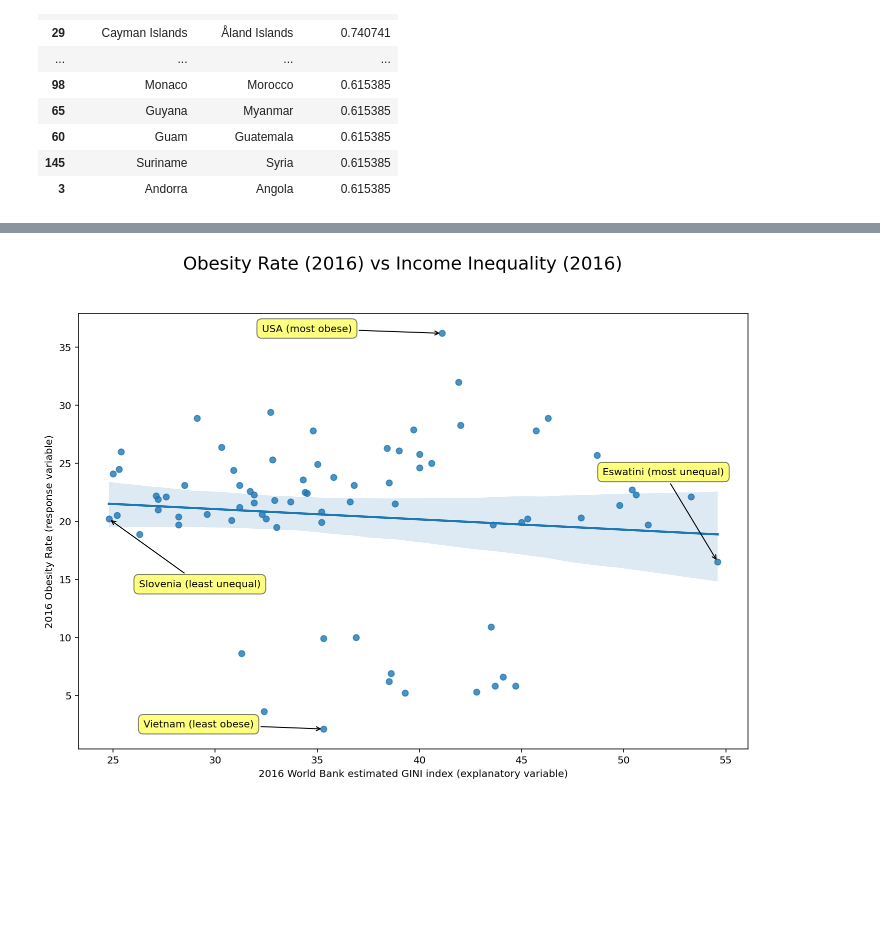
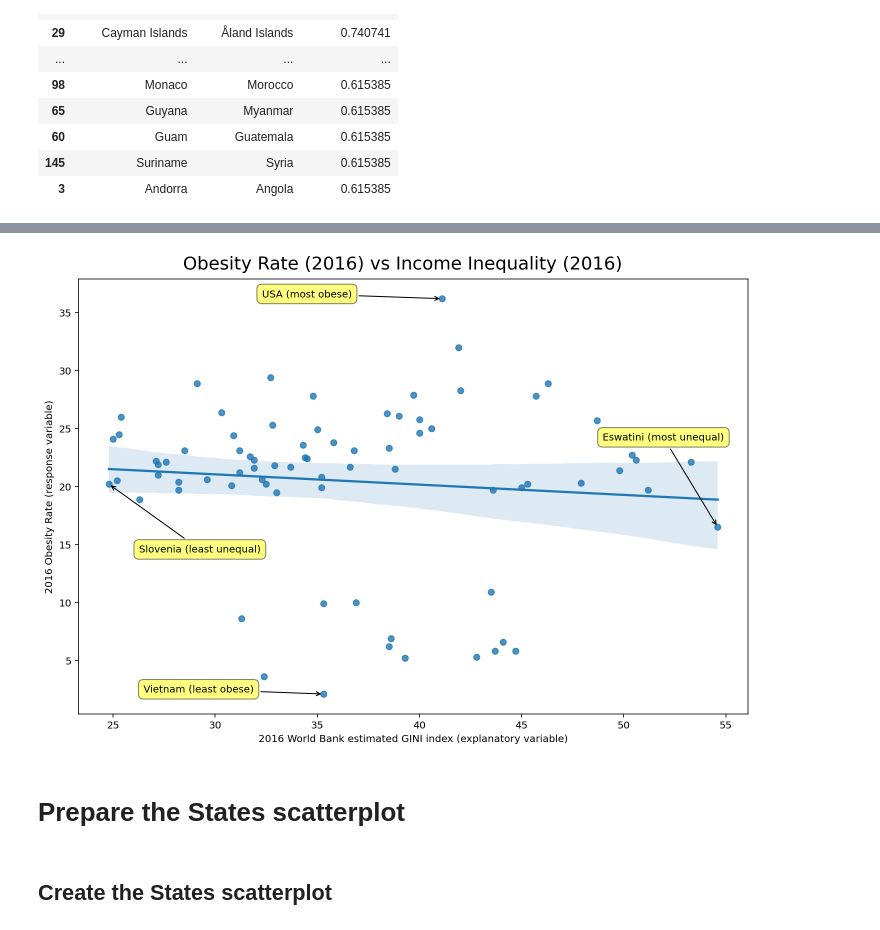
Before and after one commit to dbabbitt/StatsByCountry, a Jupyter notebook: ipynb/Income Inequality and Obesity.ipynb, the cells around one changed output, grey strips where cells are left out. Saved outputs shown, nothing was run; the diff lists cells and outputs as text; code cells hidden in the pictures; blank space fills up the shorter version.

```diff
--- a/ipynb/Income Inequality and Obesity.ipynb
+++ b/ipynb/Income Inequality and Obesity.ipynb
@@ -118,36 +122,39 @@ df.sample(5)
 # %%
 
 # First order (linear) scatterplot
-fig1_fig = plt.figure(figsize=(12,8))
+fig = plt.figure(figsize=(12,8))
 merge_axes_subplot = sns.regplot(x=xname, y=yname, scatter=True, data=df)
 xlabel_str = '2016 World Bank estimated GINI index (explanatory variable)'
 xlabel_text = plt.xlabel(xlabel_str)
 ylabel_str = '2016 Obesity Rate (response variable)'
 ylabel_text = plt.ylabel(ylabel_str)
 kwargs = dict(textcoords='offset points', ha='left', va='bottom',
               bbox=dict(boxstyle='round,pad=0.5', fc='yellow', alpha=0.5),
               arrowprops=dict(arrowstyle='->', connectionstyle='arc3,rad=0'))
 least_unequal = xdata.min()
 most_unequal = xdata.max()
 most_obese = ydata.max()
 least_obese = ydata.min()
 for label, x, y in zip(df['country_name'], xdata, ydata):
     if (x == least_unequal):
         annotation = plt.annotate('{} (least unequal)'.format(label),
                                   xy=(x, y), xytext=(30, -70), **kwargs)
     elif (x == most_unequal):
         annotation = plt.annotate('{} (most unequal)'.format(label),
                                   xy=(x, y), xytext=(-115, 85), **kwargs)
     elif (y == most_obese):
         annotation = plt.annotate('{} (most obese)'.format(label),
                                   xy=(x, y), xytext=(-180, 0), **kwargs)
     elif (y == least_obese):
         annotation = plt.annotate('{} (least obese)'.format(label),
                                   xy=(x, y), xytext=(-180, 0), **kwargs)
     elif (label == 'USA'):
         annotation = plt.annotate('{} (most evil)'.format(label),
                                   xy=(x, y), xytext=(-75, 25), **kwargs)
 title_str = 'Obesity Rate (2016) vs Income Inequality (2016)'
-title_obj = fig1_fig.suptitle(title_str, fontsize=18)
+title_obj = fig.suptitle(title_str, fontsize=18, y=0.92)
 # %% [output]
-[figure, old version]
+[figure, new version]
+# %% [markdown]
+
+# Prepare the States scatterplot
@@ -153,0 +168,3 @@ title_obj = fig1_fig.suptitle(title_str, fontsize=18)
+# %% [markdown]
+
+## Create the States scatterplot
```
Also changed, not shown: parts of 8 cells of this notebook, 3 other files.
